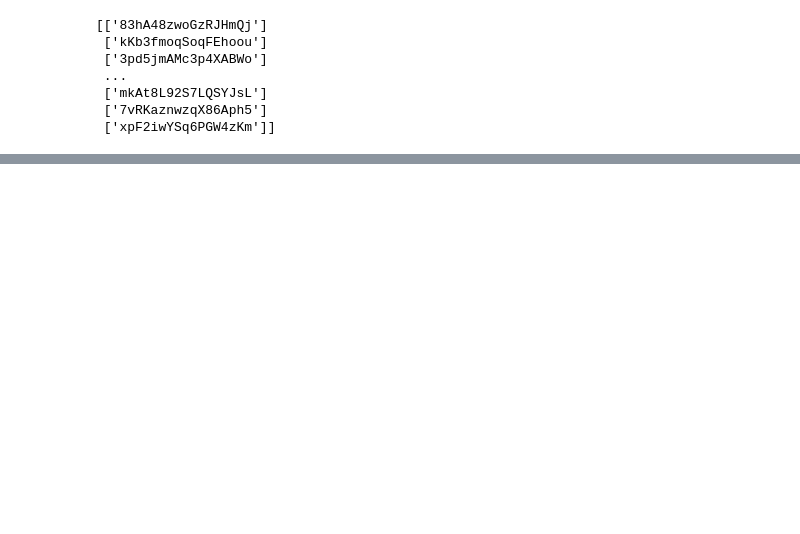
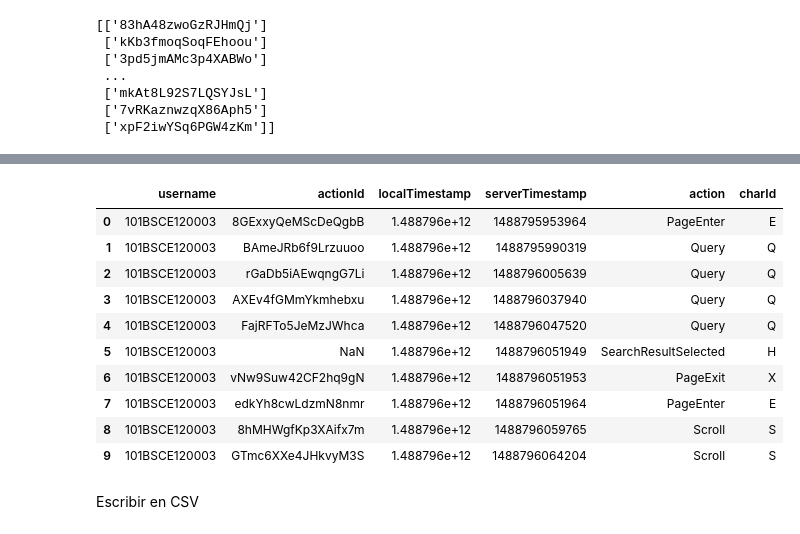
Before and after one commit to iorellana18/OSEMN, a Jupyter notebook: OSEMN.ipynb, the cells around one changed output, grey strips where cells are left out. Saved outputs shown, nothing was run; the diff lists cells and outputs as text; code cells hidden in the pictures; blank space fills up the shorter version.

```diff
--- a/OSEMN.ipynb
+++ b/OSEMN.ipynb
@@ -316,4 +328,13 @@ def characterIdGenerator(events,relevantList):
             actionLetter = np.append(actionLetter,"U")
         elif events["action"][i] == "ArrowKey":
             actionLetter = np.append(actionLetter,"W")
+        elif events["action"][i] == "BackButtonSelected":
+            actionLetter = np.append(actionLetter,"K")
+        elif events["action"][i] == "Bookmark":
+            if events['actionId'][i] in relevantList:
+                actionLetter = np.append(actionLetter,"B")
+            else:
+                actionLetter = np.append(actionLetter,"b")
+        else:
+            actionLetter = np.append(actionLetter,"D")
     return(actionLetter)
@@ -372,5 +364,6 @@ print(relevantBookmarks)
  ['xpF2iwYSq6PGW4zKm']]
 # %%
 letterList = characterIdGenerator(actionsInSearchTask,relevantBookmarks)
+letterList = np.delete(letterList,0)
 print(letterList)
 # %% [output]
@@ -390,0 +371,18 @@ print(test)
+# %%
+actionsInSearchTask["charId"] = letterList
+# %%
+actionsInSearchTask.head(10)
+# %% [output]
+|  | username | actionId | localTimestamp | serverTimestamp | action | charId |
+| 0 | 101BSCE120003 | 8GExxyQeMScDeQgbB | 1.488796e+12 | 1488795953964 | PageEnter | E |
+| 1 | 101BSCE120003 | BAmeJRb6f9Lrzuuoo | 1.488796e+12 | 1488795990319 | Query | Q |
+| 2 | 101BSCE120003 | rGaDb5iAEwqngG7Li | 1.488796e+12 | 1488796005639 | Query | Q |
+| 3 | 101BSCE120003 | AXEv4fGMmYkmhebxu | 1.488796e+12 | 1488796037940 | Query | Q |
+| 4 | 101BSCE120003 | FajRFTo5JeMzJWhca | 1.488796e+12 | 1488796047520 | Query | Q |
+| 5 | 101BSCE120003 | NaN | 1.488796e+12 | 1488796051949 | SearchResultSelected | H |
+| 6 | 101BSCE120003 | vNw9Suw42CF2hq9gN | 1.488796e+12 | 1488796051953 | PageExit | X |
+| 7 | 101BSCE120003 | edkYh8cwLdzmN8nmr | 1.488796e+12 | 1488796051964 | PageEnter | E |
+| 8 | 101BSCE120003 | 8hMHWgfKp3XAifx7m | 1.488796e+12 | 1488796059765 | Scroll | S |
+| 9 | 101BSCE120003 | GTmc6XXe4JHkvyM3S | 1.488796e+12 | 1488796064204 | Scroll | S |
+# %% [markdown]
+Escribir en CSV
```
Also changed, not shown: parts of 40 cells of this notebook.
